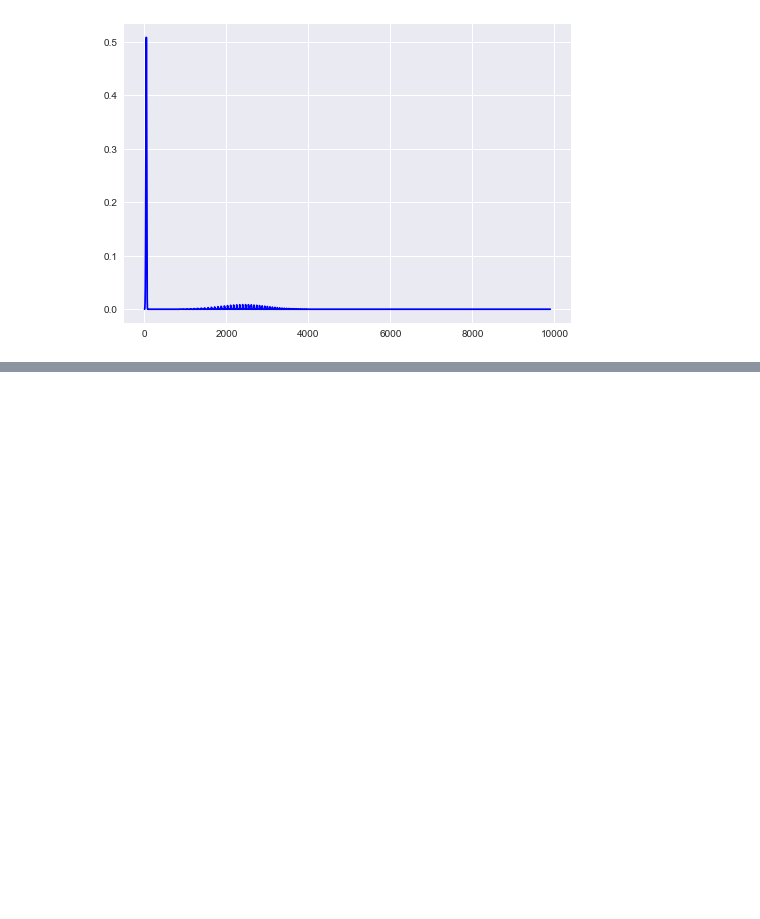
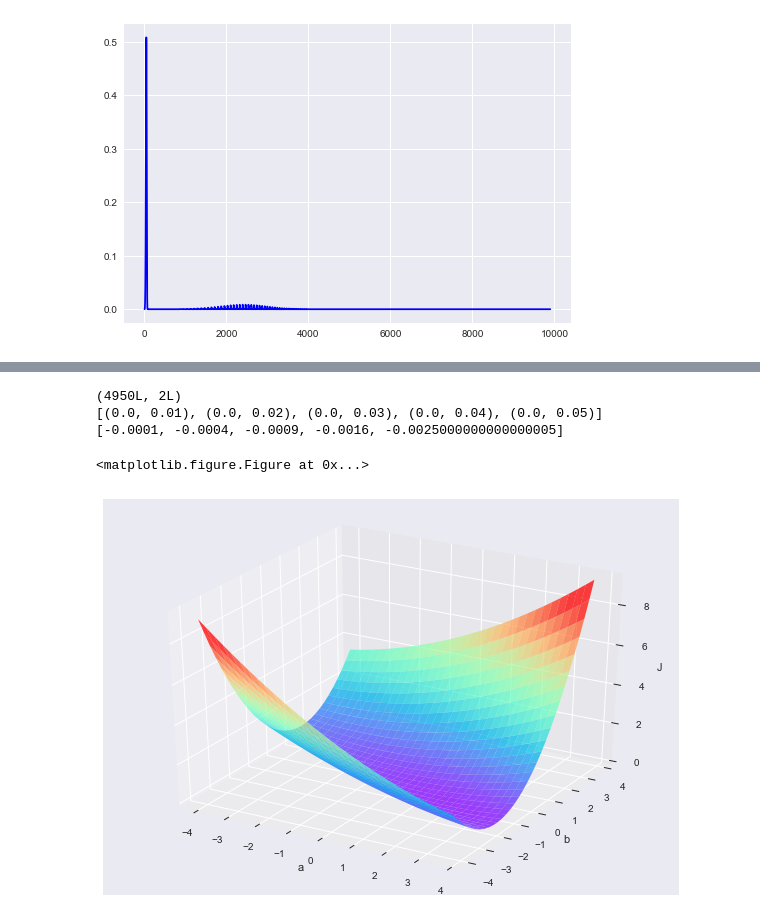
Before and after one commit to mylife4aiur/GradientDescent, a Jupyter notebook: 梯度下降.ipynb, the cells around one changed output, grey strips where cells are left out. Cells and saved outputs as stored; diff of their text form; code cells hidden in the pictures; blank space fills up the shorter version.

```diff
--- a/梯度下降.ipynb
+++ b/梯度下降.ipynb
@@ -347,0 +375,49 @@ plt.show()
+# %%
+# 生成测试数据
+from itertools import combinations
+import numpy as np
+train=list(combinations([0.01*i for i in range(100)], 2))
+label=[]
+for i in train:
+    label.append(2*i[0]**2 -1*i[1]**2)
+print(np.shape(train))
+print(train[:5])
+print(label[:5])
+# %% [output]
+(4950L, 2L)
+[(0.0, 0.01), (0.0, 0.02), (0.0, 0.03), (0.0, 0.04), (0.0, 0.05)]
+[-0.0001, -0.0004, -0.0009, -0.0016, -0.0025000000000000005]
+# %%
+# 绘制坐标
+plota = np.arange(-4, 4, 0.25)
+plotb = np.arange(-4, 4, 0.25)
+plota, plotb = np.meshgrid(plota, plotb)
+# %%
+# 计算参数空间内，每一个坐标所对应的函数值
+def PlotJ(train,label,a,b):
+    J=np.zeros(np.shape(a))
+    for ind,i in enumerate(train):
+        Z_pre=np.array((a*i[0]**2 + b*i[1]**2))
+        Z=label[ind]
+        J+=(Z_pre-Z)**2
+    return J/len(train)
+
+# 绘制参数空间中，目标函数的变化值
+plotJ=PlotJ(train,label,plota,plotb)
+
+import scipy.io as sio
+import seaborn
+from mpl_toolkits.mplot3d import Axes3D
+import matplotlib.pyplot as plt
+plt.clf()
+fig = plt.figure()
+ax = Axes3D(fig)
+ax.set_zlabel('J') #坐标轴
+ax.set_ylabel('b')
+ax.set_xlabel('a')
+# 具体函数方法可用 help(function) 查看，如：help(ax.plot_surface)
+ax.plot_surface(plota, plotb, plotJ, rstride=1, cstride=1,vmax=8, cmap='rainbow',alpha=0.75)
+plt.show()
+# %% [output]
+<matplotlib.figure.Figure at 0x...>
+[figure, added]
```
Also changed, not shown: parts of 36 cells of this notebook.
